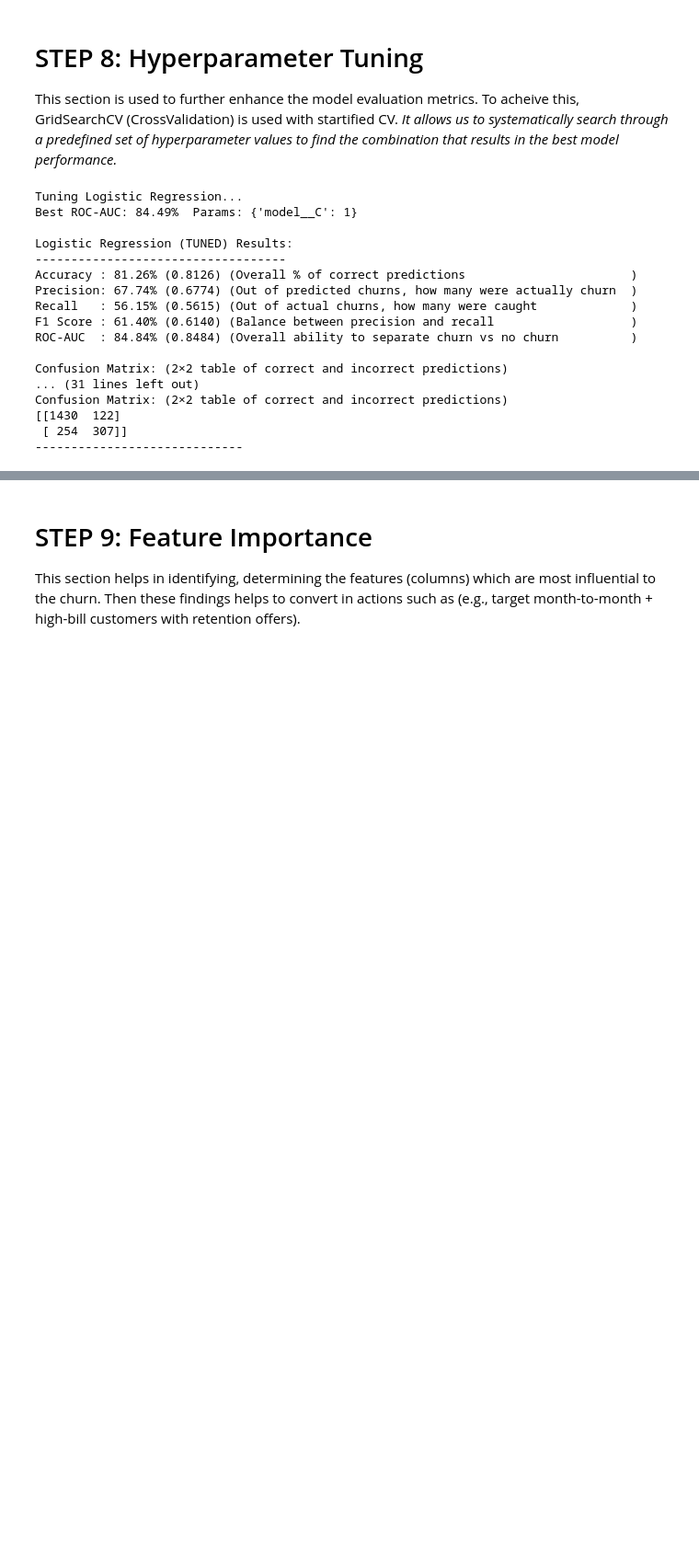
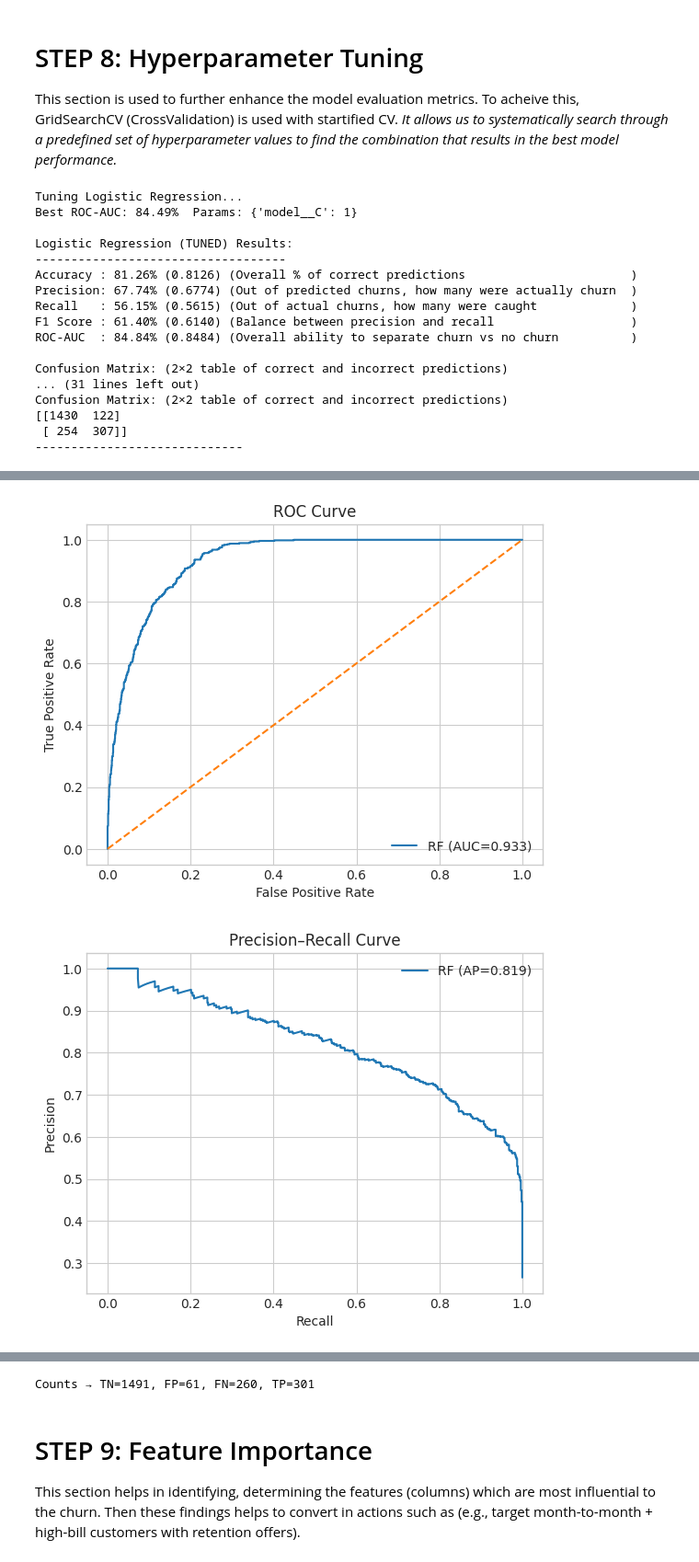
Before and after one commit to BurhanAmir/Machine-Learning-Project, a Jupyter notebook: ibm.ipynb, the cells around one changed output, grey strips where cells are left out. Shown at 92% size. Cells and saved outputs as stored; diff of their text form; code cells hidden in the pictures; blank space fills up the shorter version.

```diff
--- a/ibm.ipynb
+++ b/ibm.ipynb
@@ -637,0 +639,26 @@ Confusion Matrix: (2×2 table of correct and incorrect predictions)
+# %%
+# 1) Probabilities from Random Forest best tuned model.
+rf_proba = rf_best.predict_proba(X_test)[:, 1]
+
+# ROC curve
+fpr, tpr, _ = roc_curve(y_test, rf_proba)
+auc = roc_auc_score(y_test, rf_proba)
+plt.figure(); plt.plot(fpr, tpr, label=f"RF (AUC={auc:.3f})"); plt.plot([0,1],[0,1],'--')
+plt.xlabel("False Positive Rate"); plt.ylabel("True Positive Rate"); plt.title("ROC Curve"); plt.legend(); plt.show()
+
+# Precision–Recall curve
+prec, rec, _ = precision_recall_curve(y_test, rf_proba)
+ap = average_precision_score(y_test, rf_proba)
+plt.figure(); plt.plot(rec, prec, label=f"RF (AP={ap:.3f})")
+plt.xlabel("Recall"); plt.ylabel("Precision"); plt.title("Precision–Recall Curve"); plt.legend(); plt.show()
+
+# Confusion matrix heatmap @ chosen threshold
+thresh = 0.55  # subject to cahnge based on the business strategy (precision vs recall)
+rf_pred = (rf_proba >= thresh).astype(int)
+cm = confusion_matrix(y_test, rf_pred, labels=[0,1])
+plt.figure(); sns.heatmap(cm, annot=True, fmt="d", cbar=False, xticklabels=["Pred 0","Pred 1"], yticklabels=["True 0","True 1"])
+plt.title(f"Confusion Matrix @ threshold={thresh}"); plt.xlabel("Predicted"); plt.ylabel("Actual"); plt.show()
+tn, fp, fn, tp = cm.ravel(); print(f"Counts → TN={tn}, FP={fp}, FN={fn}, TP={tp}")
+# %% [output]
+[figure, added]
+[figure, added]
@@ -638,3 +666,4 @@ Confusion Matrix: (2×2 table of correct and incorrect predictions)
+Counts → TN=1491, FP=61, FN=260, TP=301
 # %% [markdown]
 # STEP 9: Feature Importance
 This section helps in identifying, determining the features (columns) which are most influential to the churn. Then these findings helps to convert in actions such as (e.g., target month-to-month + high-bill customers with retention offers).
```
Also changed, not shown: parts of 6 cells of this notebook.
